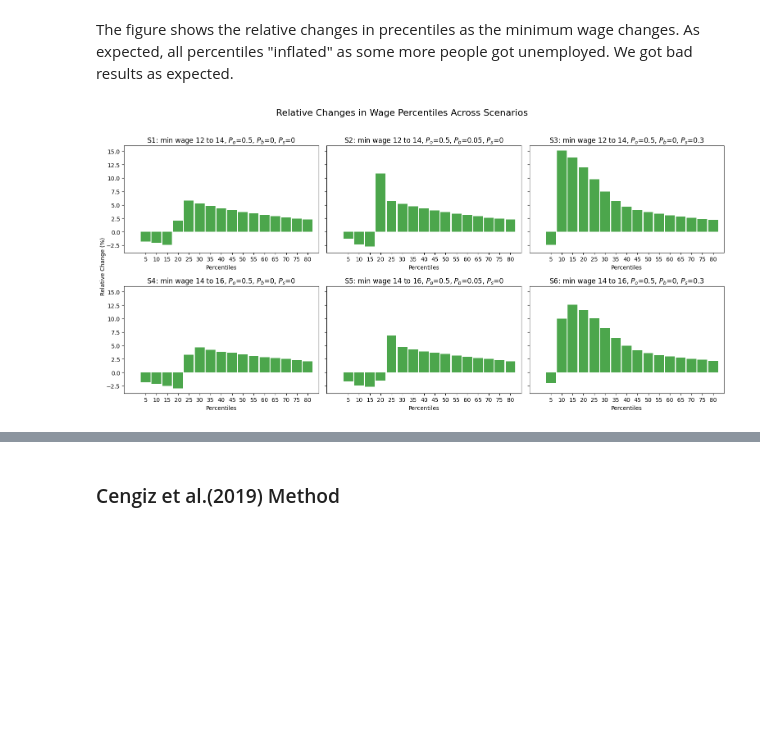
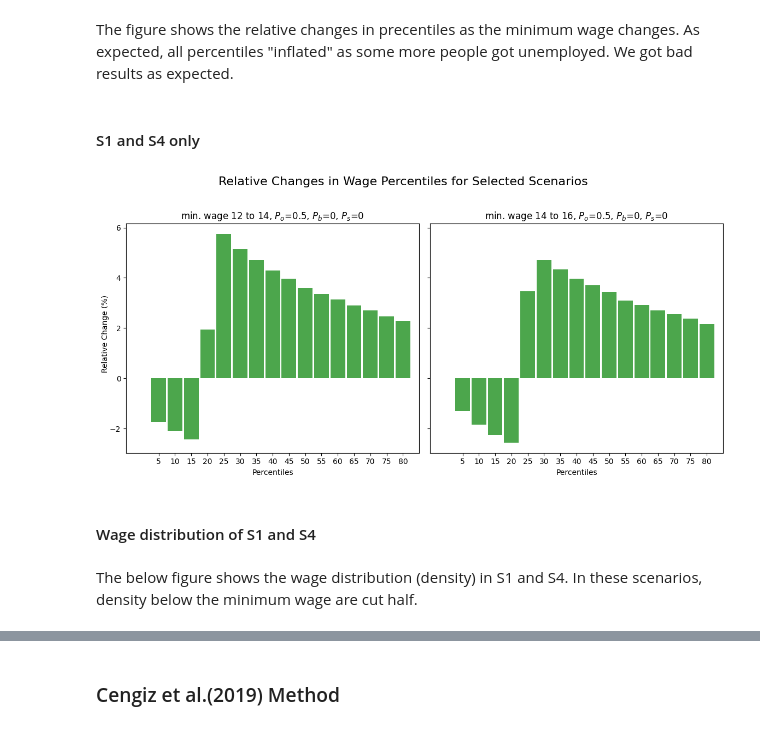
Before and after one commit to boyuchen21/minimum_wage, a Jupyter notebook: codes/compare_estimators.ipynb, the cells around one changed output, grey strips where cells are left out. Cells and saved outputs as stored; diff of their text form; code cells hidden in the pictures; blank space fills up the shorter version.

```diff
--- a/codes/compare_estimators.ipynb
+++ b/codes/compare_estimators.ipynb
@@ -52,11 +52,8 @@ def calculate_percentiles(log_wages, scenario):
     df_pre = impose_minimum_wage(log_wages, real_m_pre, P_o, P_b, P_s)
     df_post = impose_minimum_wage(log_wages, real_m_post, P_o, P_b, P_s)
 
-    def to_real_scale(log_wages):
-        return np.exp(log_wages)
-
-    df_pre['real_wages'] = to_real_scale(df_pre['adjusted_log_wages'])
-    df_post['real_wages'] = to_real_scale(df_post['adjusted_log_wages'])
+    df_pre['real_wages'] = np.exp(df_pre['adjusted_log_wages'])
+    df_post['real_wages'] = np.exp(df_post['adjusted_log_wages'])
 
     percentiles = np.arange(0, 85, 5)
 
@@ -102,5 +99,54 @@ fig.text(0.04, 0.5, 'Relative Change (%)', va='center', rotation='vertical')
 # Adjust layout
 plt.tight_layout(rect=[0.04, 0.04, 1, 0.96])
 plt.show()
-# %% [output]
-[figure, removed]
+# %% [markdown]
+#### S1 and S4 only
+# %%
+# Define the figure and axes for the two panels
+fig, axes = plt.subplots(1, 2, figsize=(12, 6), sharey=True)
+
+# Scenarios to plot
+selected_scenarios = {'S1': scenarios['S1'], 'S4': scenarios['S4']}
+
+# List to store data for exporting
+export_data = []
+
+# Plot for each selected scenario
+for i, (scenario_name, params) in enumerate(selected_scenarios.items()):
+    pre_percentiles, post_percentiles, _, _, x_limit = calculate_percentiles(log_wages, params)
+    relative_changes = (post_percentiles - pre_percentiles) / pre_percentiles * 100
+
+    ax = axes[i]
+    percentiles = np.arange(5, 85, 5)
+
+    ax.bar(percentiles, relative_changes[1:], width=4.5, alpha=0.7, color='green')
+    ax.set_xlabel('Percentiles')
+    ax.set_title(f'min. wage {params[0]} to {params[1]}, $P_o$={params[2]}, $P_b$={params[3]}, $P_s$={params[4]}')
+    ax.set_xticks(percentiles)
+    ax.set_xlim([-5, 85])
+
+    # Collect data for exporting
+    for j, percentile in enumerate(percentiles):
+        export_data.append({
+            'Scenario': scenario_name,
+            'Percentile': percentile,
+            'Relative Change (%)': relative_changes[j+1]
+        })
+
+# Set the main title
+plt.suptitle('Relative Changes in Wage Percentiles for Selected Scenarios', fontsize=16)
+fig.text(0.04, 0.5, 'Relative Change (%)', va='center', rotation='vertical')
+
+# Adjust layout
+plt.tight_layout(rect=[0.04, 0.04, 1, 0.96])
+plt.show()
+
+# Export the data to a CSV file
+export_df = pd.DataFrame(export_data)
+export_df.to_csv('data/S1_S4_scenarios_data.csv', index=False)
+# %% [output]
+[figure, added]
+# %% [markdown]
+#### Wage distribution of S1 and S4
+# %% [markdown]
+The below figure shows the wage distribution (density) in S1 and S4. In these scenarios, density below the minimum wage are cut half.
```
Also changed, not shown: parts of 18 cells of this notebook, 6 other files.
